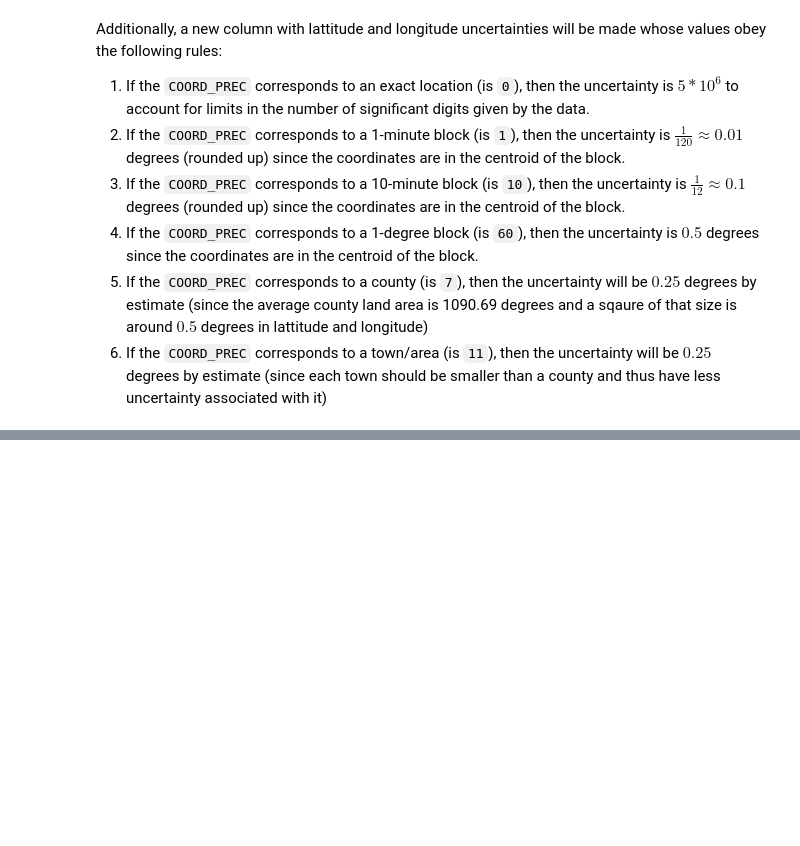
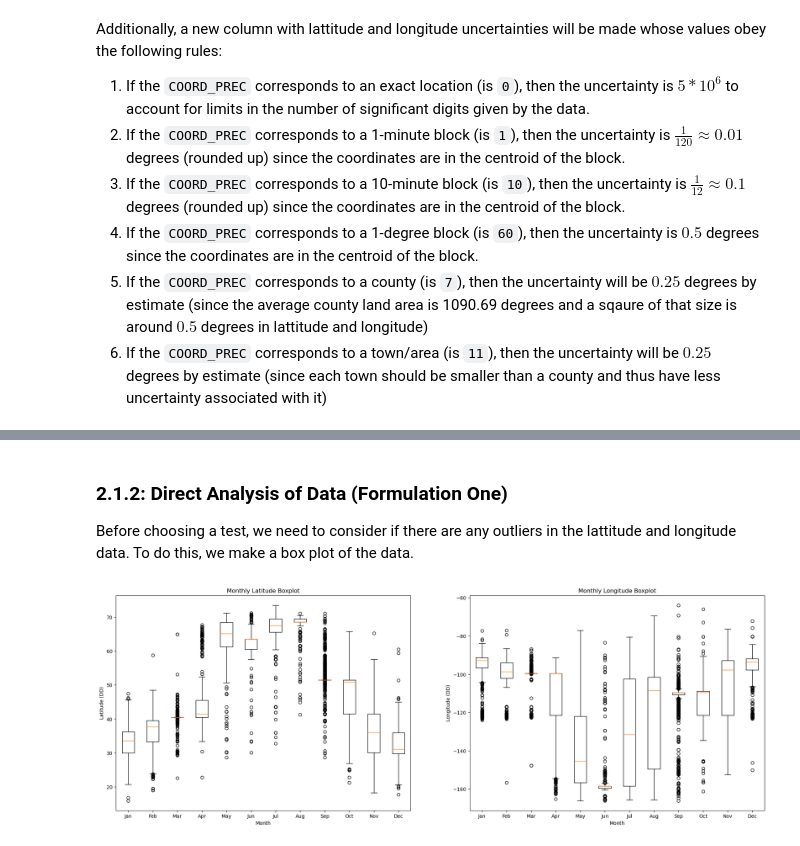
Before and after one commit to BoAndArrows/CMSC320-Final-B-W-Y-C, a Jupyter notebook: white_fronted_goose.ipynb, the cells around one changed output, grey strips where cells are left out. Saved outputs shown, nothing was run; the diff lists cells and outputs as text; code cells hidden in the pictures; blank space fills up the shorter version.

```diff
--- a/white_fronted_goose.ipynb
+++ b/white_fronted_goose.ipynb
@@ -166,0 +152,9 @@ months_dict = goose_data.groupby('EVENT_MONTH')
+# %%
+#
+# Group the data by EVENT_MONTH to prepare for further analysis
+#
+months_dict = goose_data.groupby('EVENT_MONTH')
+
+# Prepare lists containing lattidue and longitude data from each month
+lat_sample = [group['LAT_DD'].values for _, group in months_dict]
+lon_sample = [group['LON_DD'].values for _, group in months_dict]
@@ -166,0 +214,27 @@ months_dict = goose_data.groupby('EVENT_MONTH')
+# %% [markdown]
+### 2.1.2: Direct Analysis of Data (Formulation One)
+
+Before choosing a test, we need to consider if there are any outliers in the lattitude and longitude data. To do this, we make a box plot of the data.
+# %%
+#
+# Make boxplots of the latitudes and longitudes by month
+#
+
+months = ['Jan', 'Feb', 'Mar', 'Apr', 'May', 'Jun', 'Jul', 'Aug', 'Sep', 'Oct', 'Nov', 'Dec']
+fig, (ax1, ax2) = plt.subplots(1, 2, figsize=(24, 8))
+
+ax1.boxplot(lat_sample)
+ax1.set_xlabel('Month')
+ax1.set_ylabel('Latitude (DD)')
+ax1.set_xticklabels(months)
+ax1.set_title("Monthly Latitude Boxplot")
+
+ax2.boxplot(lon_sample)
+ax2.set_xlabel('Month')
+ax2.set_ylabel('Longitude (DD)')
+ax2.set_xticklabels(months)
+ax2.set_title("Monthly Longitude Boxplot")
+
+plt.show()
+# %% [output]
+[figure, added]
```
Also changed, not shown: parts of 12 cells of this notebook.
